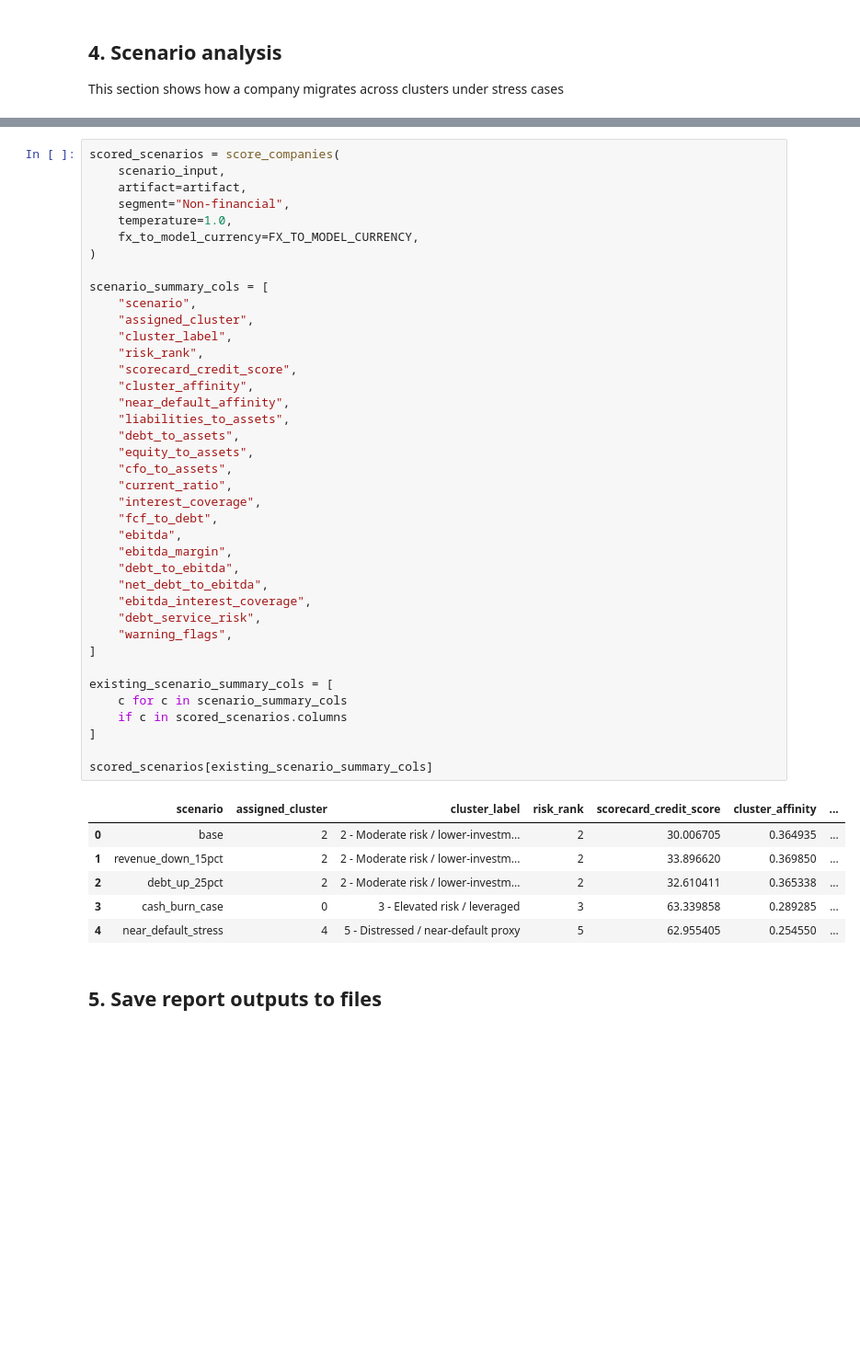
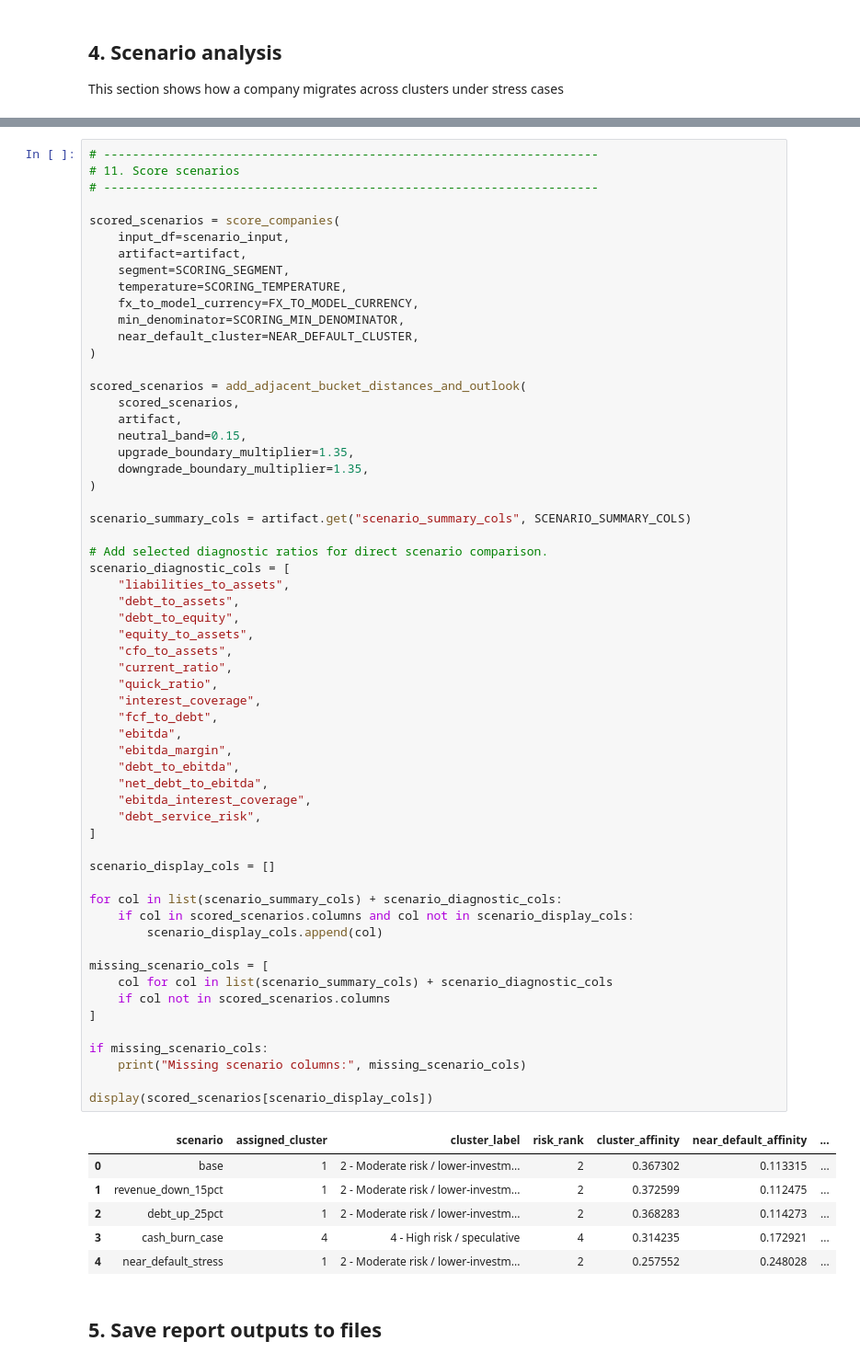
Before and after one commit to Kamend1/corporate_credit_clustering_tool, a Jupyter notebook: notebooks/03_private_company_credit_scoring_tool_feature_patch.ipynb, the cells around one changed output, grey strips where cells are left out. Shown at 92% size. Cells and saved outputs as stored; diff of their text form; blank space fills up the shorter version.

```diff
--- a/notebooks/03_private_company_credit_scoring_tool_feature_patch.ipynb
+++ b/notebooks/03_private_company_credit_scoring_tool_feature_patch.ipynb
@@ -325,48 +326,68 @@ scenario_input[[c for c in scenario_input_cols if c in scenario_input.columns]]
 # %%
+# ---------------------------------------------------------------------
+# 11. Score scenarios
+# ---------------------------------------------------------------------
+
 scored_scenarios = score_companies(
-    scenario_input,
+    input_df=scenario_input,
     artifact=artifact,
-    segment="Non-financial",
-    temperature=1.0,
+    segment=SCORING_SEGMENT,
+    temperature=SCORING_TEMPERATURE,
     fx_to_model_currency=FX_TO_MODEL_CURRENCY,
+    min_denominator=SCORING_MIN_DENOMINATOR,
+    near_default_cluster=NEAR_DEFAULT_CLUSTER,
 )
 
-scenario_summary_cols = [
-    "scenario",
-    "assigned_cluster",
-    "cluster_label",
-    "risk_rank",
-    "scorecard_credit_score",
-    "cluster_affinity",
-    "near_default_affinity",
+scored_scenarios = add_adjacent_bucket_distances_and_outlook(
+    scored_scenarios,
+    artifact,
+    neutral_band=0.15,
+    upgrade_boundary_multiplier=1.35,
+    downgrade_boundary_multiplier=1.35,
+)
+
+scenario_summary_cols = artifact.get("scenario_summary_cols", SCENARIO_SUMMARY_COLS)
+
+# Add selected diagnostic ratios for direct scenario comparison.
+scenario_diagnostic_cols = [
     "liabilities_to_assets",
     "debt_to_assets",
+    "debt_to_equity",
     "equity_to_assets",
     "cfo_to_assets",
     "current_ratio",
+    "quick_ratio",
     "interest_coverage",
     "fcf_to_debt",
     "ebitda",
     "ebitda_margin",
     "debt_to_ebitda",
     "net_debt_to_ebitda",
     "ebitda_interest_coverage",
     "debt_service_risk",
-    "warning_flags",
 ]
 
-existing_scenario_summary_cols = [
-    c for c in scenario_summary_cols
-    if c in scored_scenarios.columns
+scenario_display_cols = []
+
+for col in list(scenario_summary_cols) + scenario_diagnostic_cols:
+    if col in scored_scenarios.columns and col not in scenario_display_cols:
+        scenario_display_cols.append(col)
+
+missing_scenario_cols = [
+    col for col in list(scenario_summary_cols) + scenario_diagnostic_cols
+    if col not in scored_scenarios.columns
 ]
 
-scored_scenarios[existing_scenario_summary_cols]
+if missing_scenario_cols:
+    print("Missing scenario columns:", missing_scenario_cols)
+
+display(scored_scenarios[scenario_display_cols])
 # %% [output]
-|  | scenario | assigned_cluster | cluster_label | risk_rank | scorecard_credit_score | cluster_affinity | ... |
-| 0 | base | 2 | 2 - Moderate risk / lower-investm... | 2 | 30.006705 | 0.364935 | ... |
-| 1 | revenue_down_15pct | 2 | 2 - Moderate risk / lower-investm... | 2 | 33.896620 | 0.369850 | ... |
-| 2 | debt_up_25pct | 2 | 2 - Moderate risk / lower-investm... | 2 | 32.610411 | 0.365338 | ... |
-| 3 | cash_burn_case | 0 | 3 - Elevated risk / leveraged | 3 | 63.339858 | 0.289285 | ... |
-| 4 | near_default_stress | 4 | 5 - Distressed / near-default proxy | 5 | 62.955405 | 0.254550 | ... |
+|  | scenario | assigned_cluster | cluster_label | risk_rank | cluster_affinity | near_default_affinity | ... |
+| 0 | base | 1 | 2 - Moderate risk / lower-investm... | 2 | 0.367302 | 0.113315 | ... |
+| 1 | revenue_down_15pct | 1 | 2 - Moderate risk / lower-investm... | 2 | 0.372599 | 0.112475 | ... |
+| 2 | debt_up_25pct | 1 | 2 - Moderate risk / lower-investm... | 2 | 0.368283 | 0.114273 | ... |
+| 3 | cash_burn_case | 4 | 4 - High risk / speculative | 4 | 0.314235 | 0.172921 | ... |
+| 4 | near_default_stress | 1 | 2 - Moderate risk / lower-investm... | 2 | 0.257552 | 0.248028 | ... |
 # %% [markdown]
 ## 5. Save report outputs to files
```
Also changed, not shown: parts of 9 cells of this notebook, 16 other files.
